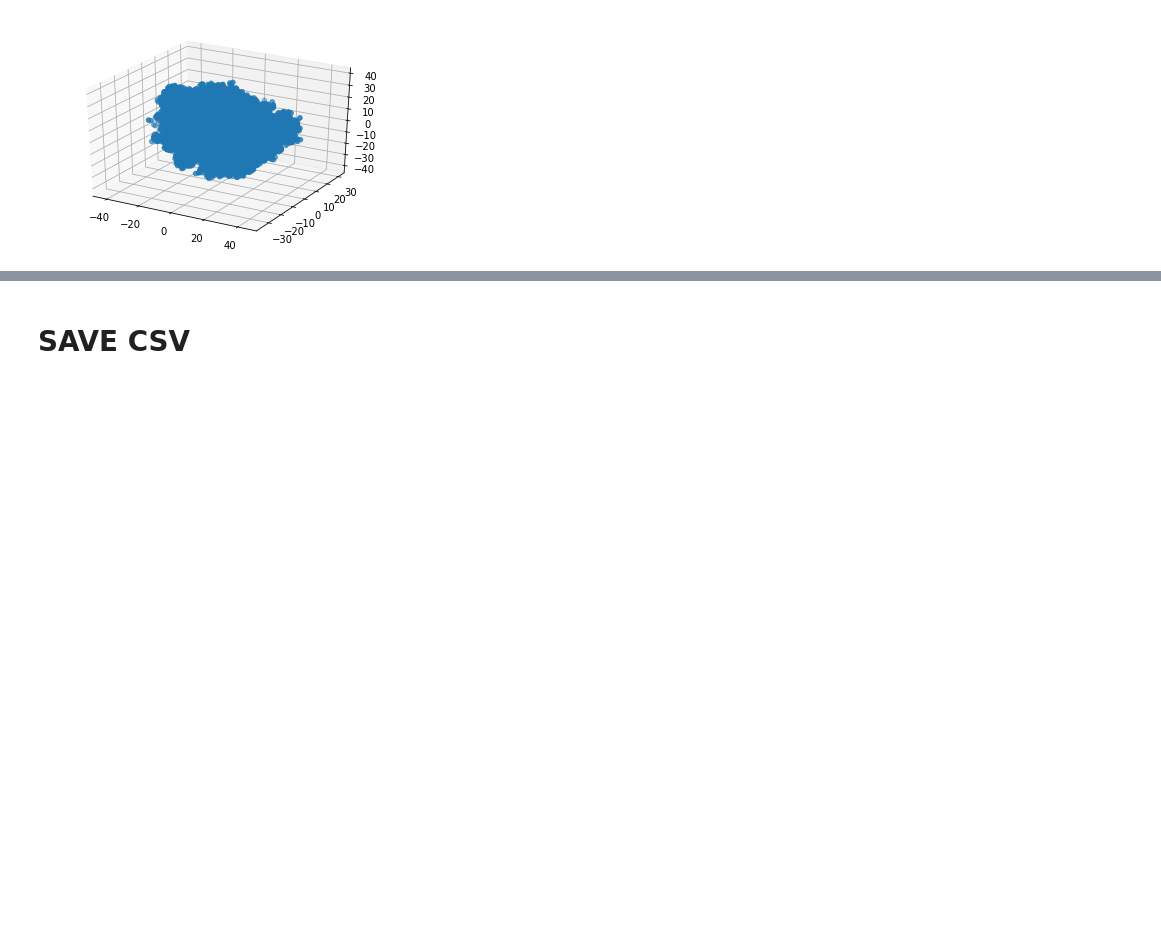
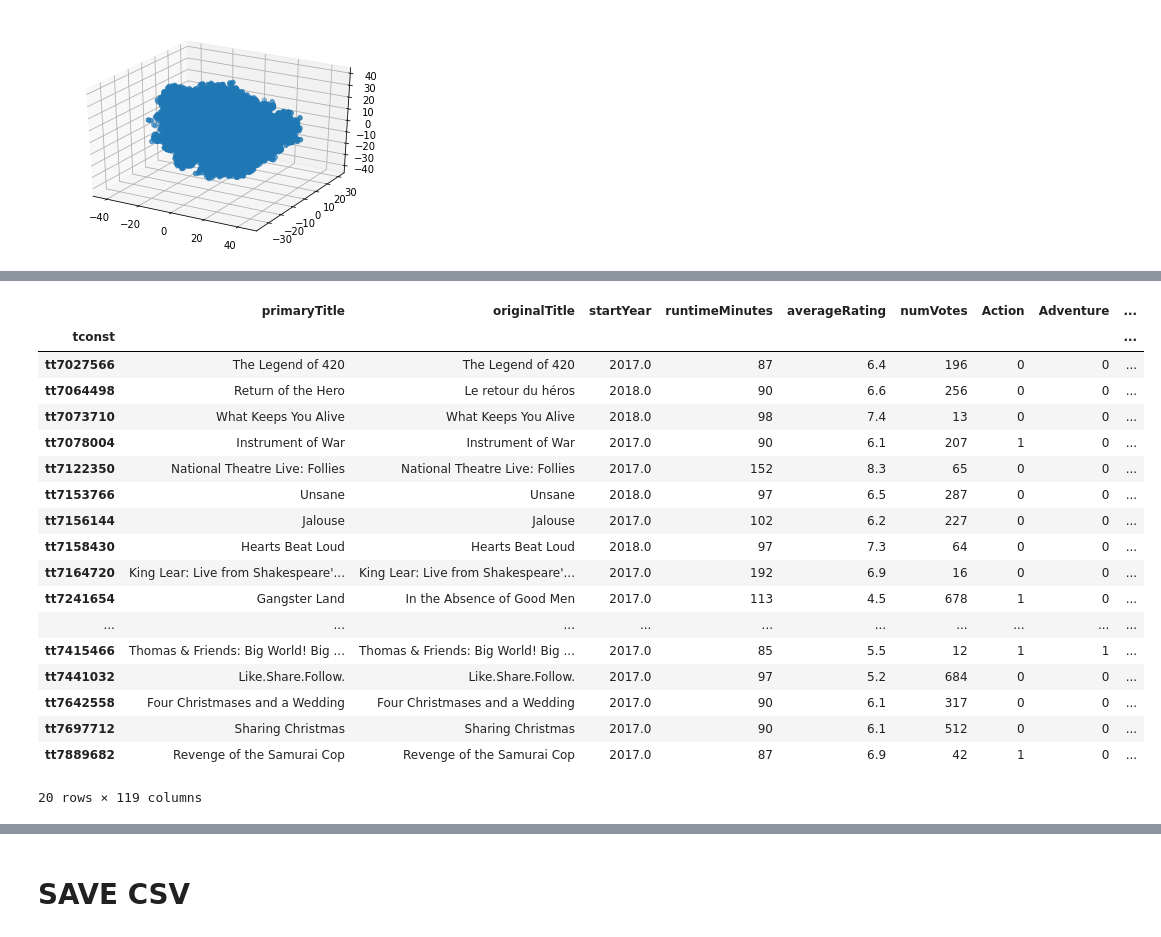
Before and after one commit to Coni63/webGL-movie, a Jupyter notebook: model/Model.ipynb, the cells around one changed output, grey strips where cells are left out. Saved outputs shown, nothing was run; the diff lists cells and outputs as text; code cells hidden in the pictures; blank space fills up the shorter version.

```diff
--- a/model/Model.ipynb
+++ b/model/Model.ipynb
@@ -297,0 +355,22 @@ plt.show()
+# %%
+df.tail(20)
+# %% [output]
+|  | primaryTitle | originalTitle | startYear | runtimeMinutes | averageRating | numVotes | Action | Adventure | ... |
+| tconst |  |  |  |  |  |  |  |  | ... |
+| tt7027566 | The Legend of 420 | The Legend of 420 | 2017.0 | 87 | 6.4 | 196 | 0 | 0 | ... |
+| tt7064498 | Return of the Hero | Le retour du héros | 2018.0 | 90 | 6.6 | 256 | 0 | 0 | ... |
+| tt7073710 | What Keeps You Alive | What Keeps You Alive | 2018.0 | 98 | 7.4 | 13 | 0 | 0 | ... |
+| tt7078004 | Instrument of War | Instrument of War | 2017.0 | 90 | 6.1 | 207 | 1 | 0 | ... |
+| tt7122350 | National Theatre Live: Follies | National Theatre Live: Follies | 2017.0 | 152 | 8.3 | 65 | 0 | 0 | ... |
+| tt7153766 | Unsane | Unsane | 2018.0 | 97 | 6.5 | 287 | 0 | 0 | ... |
+| tt7156144 | Jalouse | Jalouse | 2017.0 | 102 | 6.2 | 227 | 0 | 0 | ... |
+| tt7158430 | Hearts Beat Loud | Hearts Beat Loud | 2018.0 | 97 | 7.3 | 64 | 0 | 0 | ... |
+| tt7164720 | King Lear: Live from Shakespeare'... | King Lear: Live from Shakespeare'... | 2017.0 | 192 | 6.9 | 16 | 0 | 0 | ... |
+| tt7241654 | Gangster Land | In the Absence of Good Men | 2017.0 | 113 | 4.5 | 678 | 1 | 0 | ... |
+| ... | ... | ... | ... | ... | ... | ... | ... | ... | ... |
+| tt7415466 | Thomas & Friends: Big World! Big ... | Thomas & Friends: Big World! Big ... | 2017.0 | 85 | 5.5 | 12 | 1 | 1 | ... |
+| tt7441032 | Like.Share.Follow. | Like.Share.Follow. | 2017.0 | 97 | 5.2 | 684 | 0 | 0 | ... |
+| tt7642558 | Four Christmases and a Wedding | Four Christmases and a Wedding | 2017.0 | 90 | 6.1 | 317 | 0 | 0 | ... |
+| tt7697712 | Sharing Christmas | Sharing Christmas | 2017.0 | 90 | 6.1 | 512 | 0 | 0 | ... |
+| tt7889682 | Revenge of the Samurai Cop | Revenge of the Samurai Cop | 2017.0 | 87 | 6.9 | 42 | 1 | 0 | ... |
+20 rows × 119 columns
```
Also changed, not shown: parts of 28 cells of this notebook, 7 other files.
